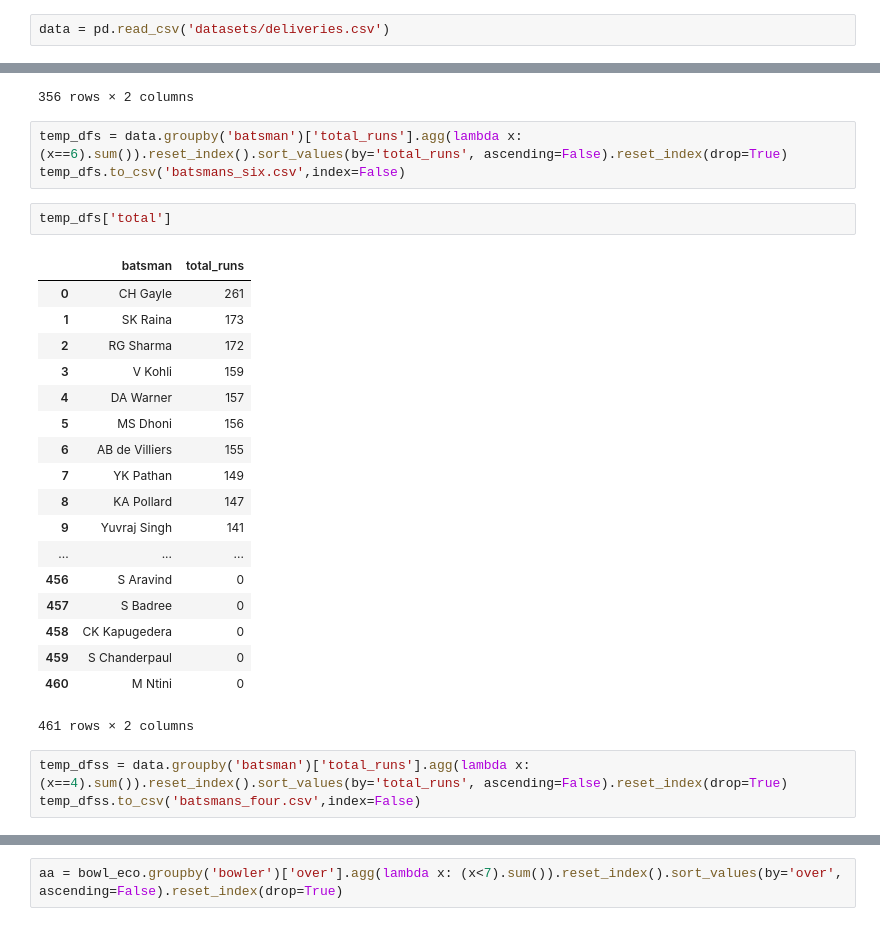
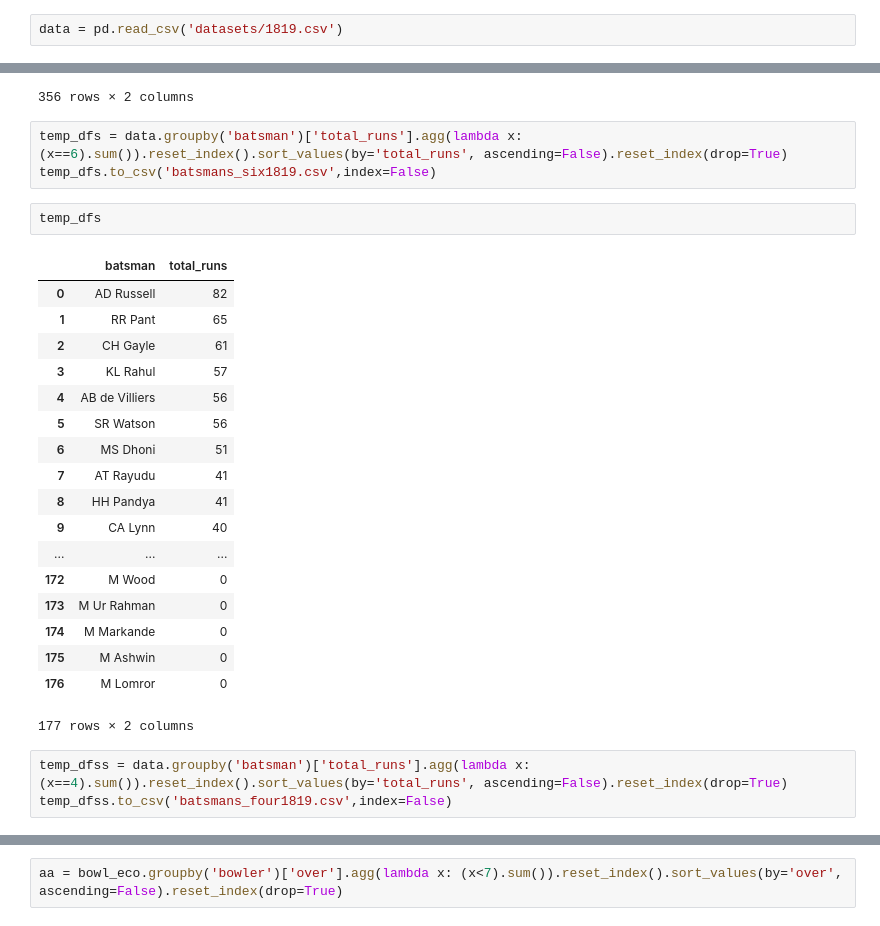
Before and after one commit to Ishita-Kedia/IPL_Analysis, a Jupyter notebook: batsman.ipynb, the cells around one changed output, grey strips where cells are left out. Cells and saved outputs as stored; diff of their text form.

```diff
--- a/batsman.ipynb
+++ b/batsman.ipynb
@@ -4,7 +4,7 @@ from pandas import Series,DataFrame
 import numpy as np
 import matplotlib.pyplot as plt
 # %%
-data = pd.read_csv('datasets/deliveries.csv')
+data = pd.read_csv('datasets/1819.csv')
 # %%
 data.head()
 # %% [output]
@@ -766,31 +776,31 @@ temp_df
 356 rows × 2 columns
 # %%
 temp_dfs = data.groupby('batsman')['total_runs'].agg(lambda x: (x==6).sum()).reset_index().sort_values(by='total_runs', ascending=False).reset_index(drop=True)
-temp_dfs.to_csv('batsmans_six.csv',index=False)
+temp_dfs.to_csv('batsmans_six1819.csv',index=False)
 # %%
-temp_dfs['total']
+temp_dfs
 # %% [output]
 |  | batsman | total_runs |
-| 0 | CH Gayle | 261 |
-| 1 | SK Raina | 173 |
-| 2 | RG Sharma | 172 |
-| 3 | V Kohli | 159 |
-| 4 | DA Warner | 157 |
-| 5 | MS Dhoni | 156 |
-| 6 | AB de Villiers | 155 |
-| 7 | YK Pathan | 149 |
-| 8 | KA Pollard | 147 |
-| 9 | Yuvraj Singh | 141 |
+| 0 | AD Russell | 82 |
+| 1 | RR Pant | 65 |
+| 2 | CH Gayle | 61 |
+| 3 | KL Rahul | 57 |
+| 4 | AB de Villiers | 56 |
+| 5 | SR Watson | 56 |
+| 6 | MS Dhoni | 51 |
+| 7 | AT Rayudu | 41 |
+| 8 | HH Pandya | 41 |
+| 9 | CA Lynn | 40 |
 | ... | ... | ... |
-| 456 | S Aravind | 0 |
-| 457 | S Badree | 0 |
-| 458 | CK Kapugedera | 0 |
-| 459 | S Chanderpaul | 0 |
-| 460 | M Ntini | 0 |
+| 172 | M Wood | 0 |
+| 173 | M Ur Rahman | 0 |
+| 174 | M Markande | 0 |
+| 175 | M Ashwin | 0 |
+| 176 | M Lomror | 0 |
-461 rows × 2 columns
+177 rows × 2 columns
 # %%
 temp_dfss = data.groupby('batsman')['total_runs'].agg(lambda x: (x==4).sum()).reset_index().sort_values(by='total_runs', ascending=False).reset_index(drop=True)
-temp_dfss.to_csv('batsmans_four.csv',index=False)
+temp_dfss.to_csv('batsmans_four1819.csv',index=False)
 # %%
 temp_dfss
 # %% [output]
```
Also changed, not shown: parts of 13 cells of this notebook, 16 other files.
